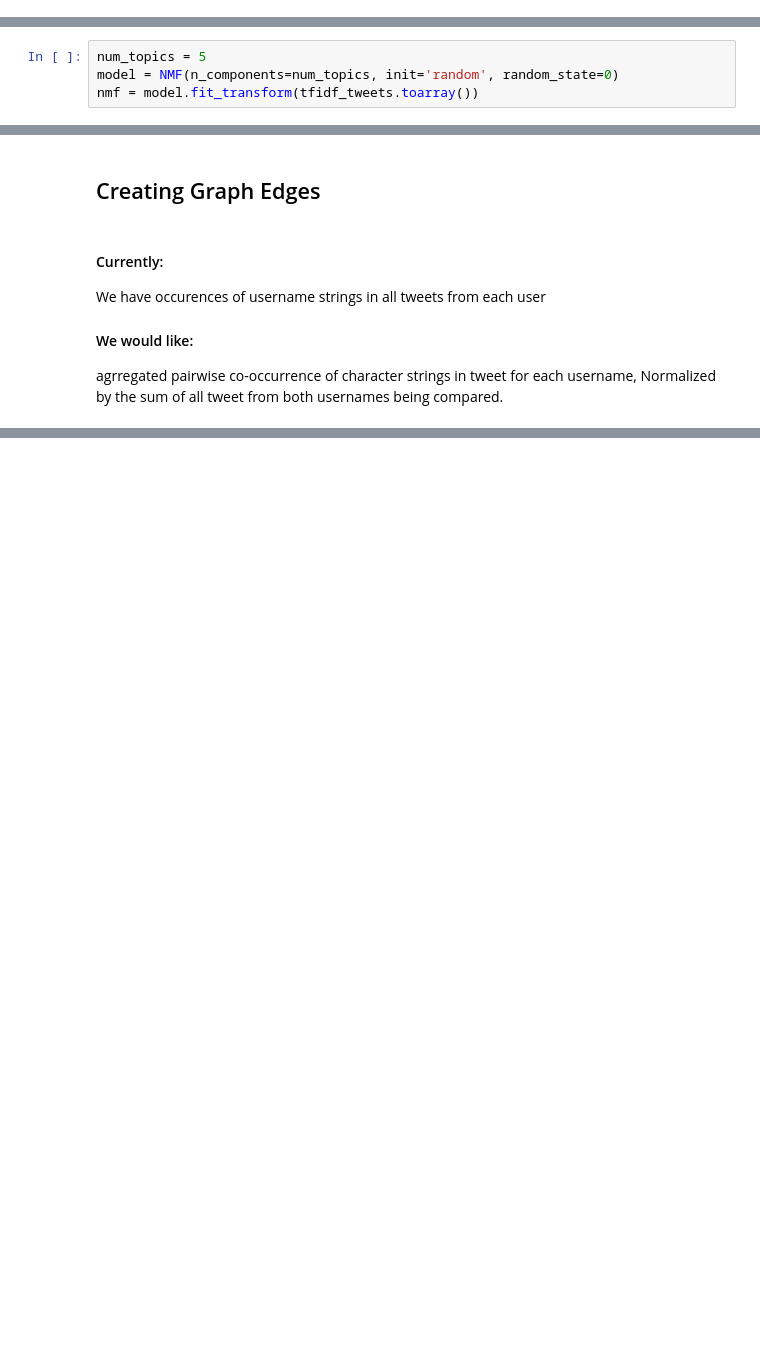
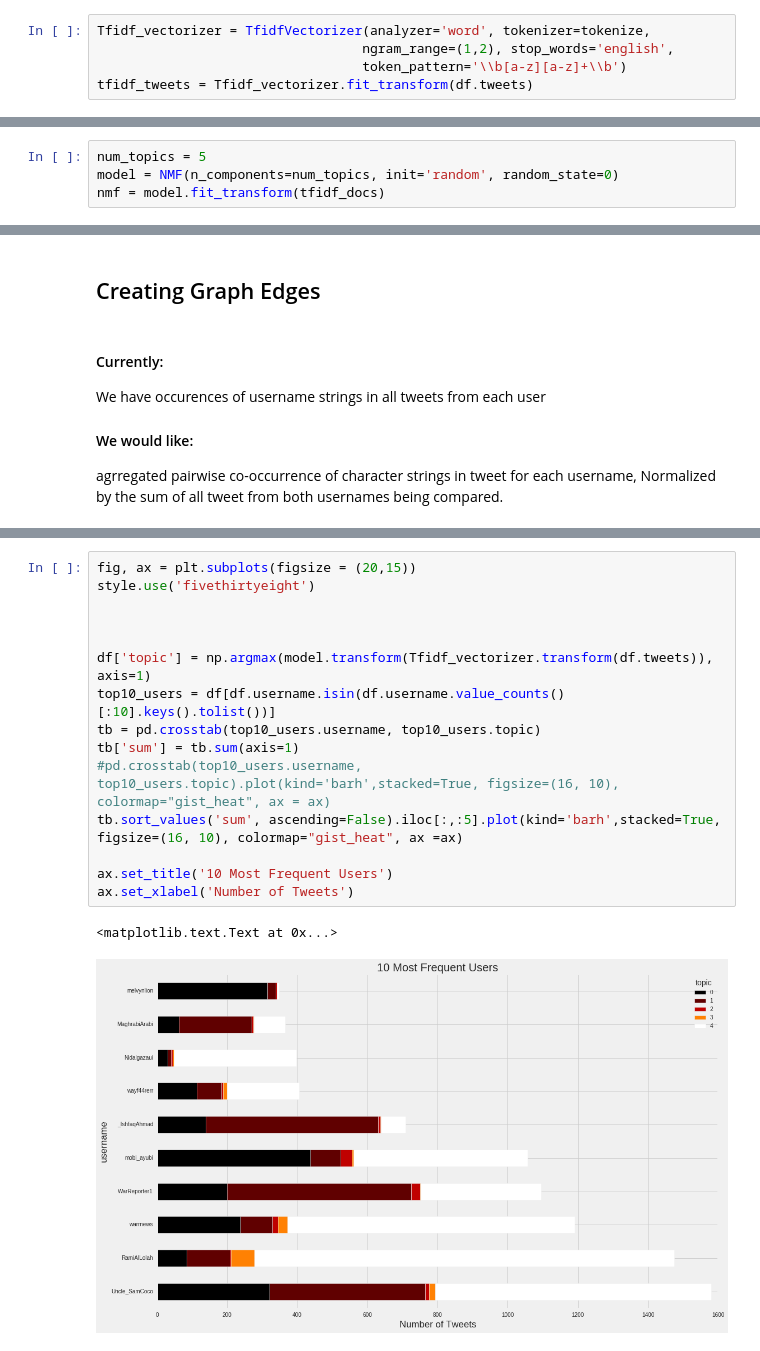
Before and after one commit to patricknieto/ISIS-Social-Network, a Jupyter notebook: ISIS_tweets.ipynb, the cells around one changed output, grey strips where cells are left out. Drawn from its saved outputs; the diff is of its cells as text; blank space fills up the shorter version.

```diff
--- a/ISIS_tweets.ipynb
+++ b/ISIS_tweets.ipynb
@@ -58,3 +136,8 @@ cv_tweets = count_vectorizer.fit_transform(docs)
+# %%
+Tfidf_vectorizer = TfidfVectorizer(analyzer='word', tokenizer=tokenize,
+                                  ngram_range=(1,2), stop_words='english',
+                                  token_pattern='\\b[a-z][a-z]+\\b')
+tfidf_tweets = Tfidf_vectorizer.fit_transform(df.tweets)
 # %% [markdown]
 --------------------------------------------------------------------------
 # %%
@@ -83,7 +164,7 @@ from sklearn.metrics.pairwise import cosine_similarity
 # %%
 num_topics = 5
 model = NMF(n_components=num_topics, init='random', random_state=0)
-nmf = model.fit_transform(tfidf_tweets.toarray())
+nmf = model.fit_transform(tfidf_docs)
 # %%
 doc_cluster = [list(r).index(max(r)) for r in nmf]
 # %%
@@ -178,0 +555,18 @@ agrregated pairwise co-occurrence of character strings in tweet for each usernam
+# %%
+fig, ax = plt.subplots(figsize = (20,15))
+style.use('fivethirtyeight')
+
+
+
+df['topic'] = np.argmax(model.transform(Tfidf_vectorizer.transform(df.tweets)), axis=1)
+top10_users = df[df.username.isin(df.username.value_counts()[:10].keys().tolist())]
+tb = pd.crosstab(top10_users.username, top10_users.topic)
+tb['sum'] = tb.sum(axis=1)
+#pd.crosstab(top10_users.username, top10_users.topic).plot(kind='barh',stacked=True, figsize=(16, 10), colormap="gist_heat", ax = ax)
+tb.sort_values('sum', ascending=False).iloc[:,:5].plot(kind='barh',stacked=True, figsize=(16, 10), colormap="gist_heat", ax =ax)
+
+ax.set_title('10 Most Frequent Users')
+ax.set_xlabel('Number of Tweets')
+# %% [output]
+<matplotlib.text.Text at 0x...>
+[figure, added]
```
Also changed, not shown: parts of 67 cells of this notebook, 10 other files.
